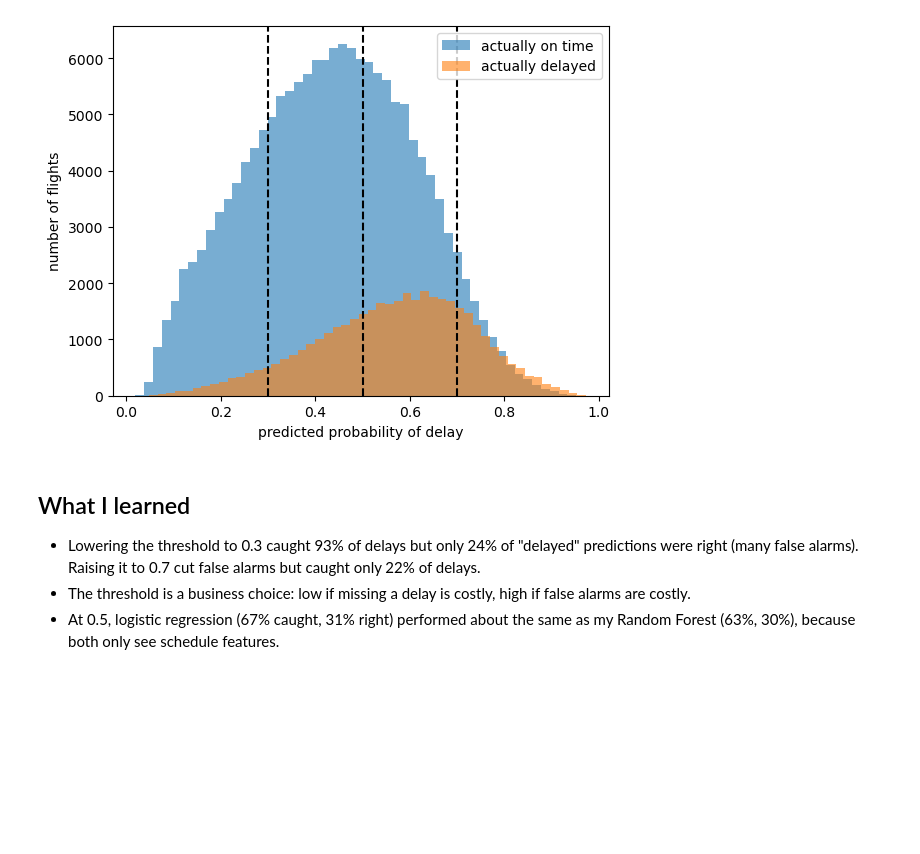
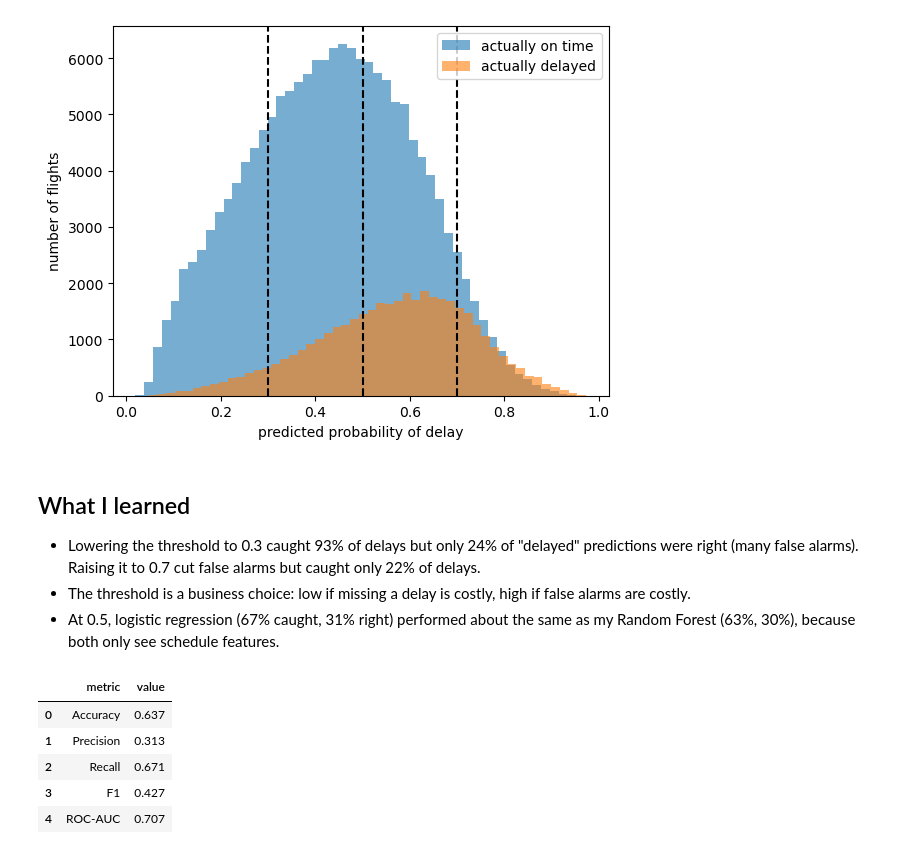
Before and after one commit to Sabhasachisaha/ml-foundations, a Jupyter notebook: logistic_regression_flight_delay.ipynb, the cells around one changed output. Cells and saved outputs as stored; diff of their text form; code cells hidden in the pictures; blank space fills up the shorter version.

```diff
--- a/logistic_regression_flight_delay.ipynb
+++ b/logistic_regression_flight_delay.ipynb
@@ -130,3 +130,24 @@ plt.legend(); plt.show()
 - Lowering the threshold to 0.3 caught 93% of delays but only 24% of "delayed" predictions were right (many false alarms). Raising it to 0.7 cut false alarms but caught only 22% of delays.
 - The threshold is a business choice: low if missing a delay is costly, high if false alarms are costly.
 - At 0.5, logistic regression (67% caught, 31% right) performed about the same as my Random Forest (63%, 30%), because both only see schedule features.
+# %%
+from sklearn.metrics import (accuracy_score, precision_score, recall_score,
+                             f1_score, roc_auc_score)
+
+y_pred = (proba >= 0.5).astype(int)    # threshold 0.5
+
+pd.DataFrame({
+    "metric": ["Accuracy", "Precision", "Recall", "F1", "ROC-AUC"],
+    "value": [accuracy_score(y_test, y_pred),
+              precision_score(y_test, y_pred),
+              recall_score(y_test, y_pred),
+              f1_score(y_test, y_pred),
+              roc_auc_score(y_test, proba)]     # AUC uses probabilities, not yes/no
+}).round(3)
+# %% [output]
+|  | metric | value |
+| 0 | Accuracy | 0.637 |
+| 1 | Precision | 0.313 |
+| 2 | Recall | 0.671 |
+| 3 | F1 | 0.427 |
+| 4 | ROC-AUC | 0.707 |
```
Also changed, not shown: parts of 2 cells of this notebook.
